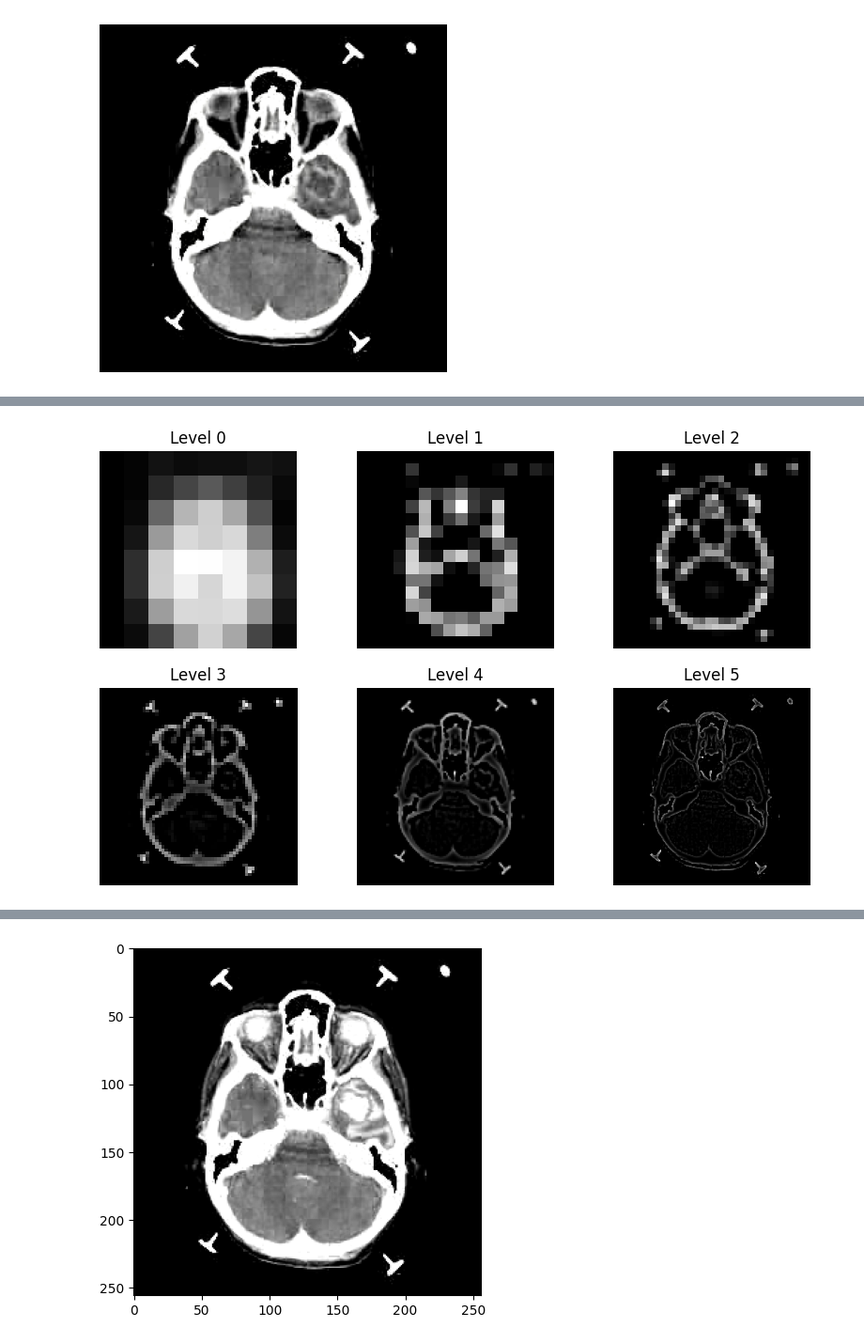
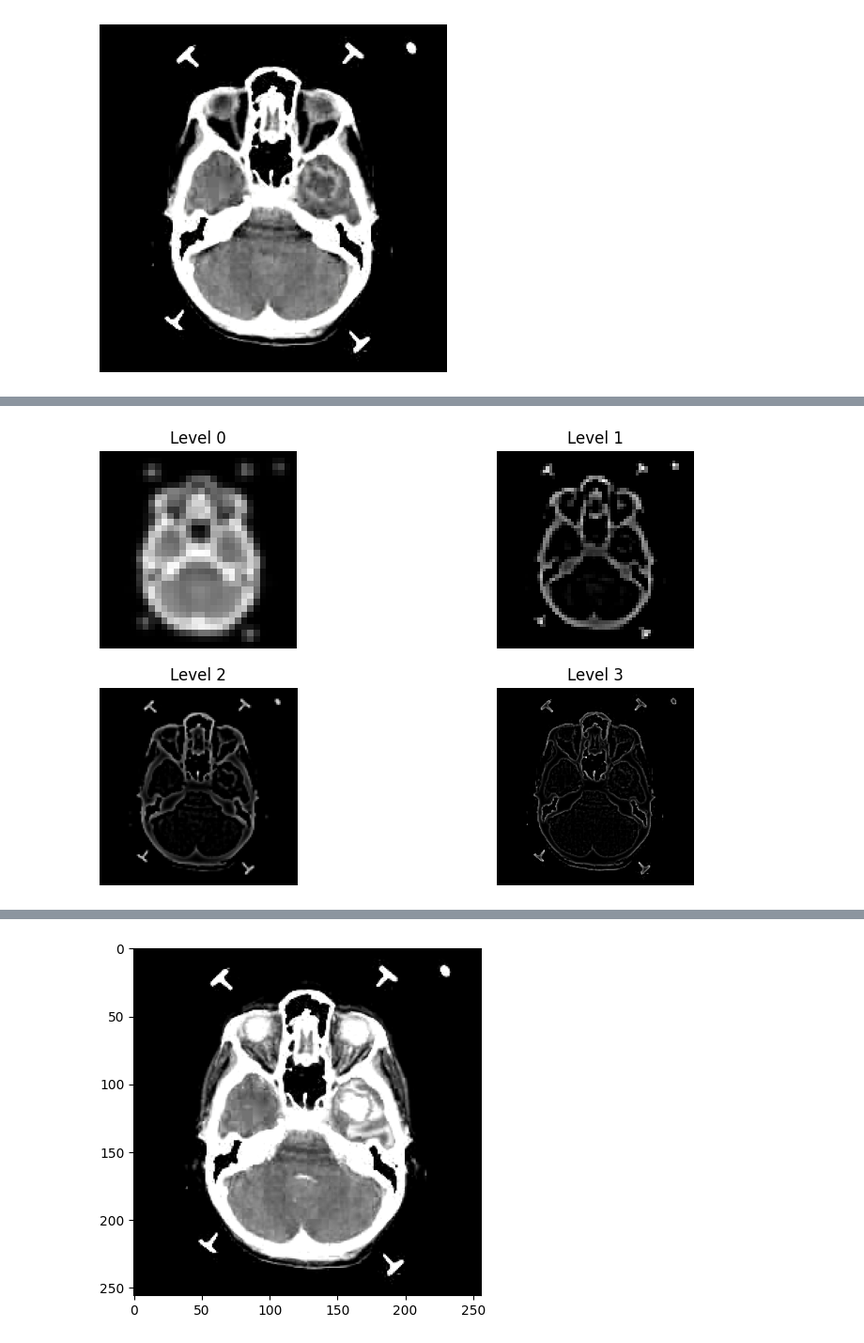
Before and after one commit to MILK-BIOS/SAM-based-CT-MRI-Fusion, a Jupyter notebook: test.ipynb, the cells around one changed output, grey strips where cells are left out. Shown at 94% size. Drawn from its saved outputs; the diff is of its cells as text; code cells hidden in the pictures.

```diff
--- a/test.ipynb
+++ b/test.ipynb
@@ -115,34 +115,34 @@ import cv2
 import numpy as np
 import matplotlib.pyplot as plt
 
 def gaussian_laplacian_pyramid(image, levels):
     # 构建高斯金字塔
     gaussian_pyramid = [image]
     for i in range(levels - 1):
         image = cv2.pyrDown(image)
         gaussian_pyramid.append(image)
 
     # 构建拉普拉斯金字塔
     laplacian_pyramid = [gaussian_pyramid[levels - 1]]
     for i in range(levels - 1, 0, -1):
         gaussian_expanded = cv2.pyrUp(gaussian_pyramid[i])
         laplacian = cv2.subtract(gaussian_pyramid[i - 1], gaussian_expanded)
         laplacian_pyramid.append(laplacian)
 
-    return laplacian_pyramid
+    return gaussian_pyramid, laplacian_pyramid
 
 # 构建高斯-拉普拉斯金字塔
-levels = 6
-pyramid = gaussian_laplacian_pyramid(CT, levels)
+levels = 4
+gaussian_pyramid, pyramid = gaussian_laplacian_pyramid(CT, levels)
 
 # 创建subplot并显示金字塔中的图像
 plt.figure(figsize=(10, 6))
 for i in range(levels):
     plt.subplot(2, levels // 2, i + 1)
     plt.imshow(pyramid[i], cmap='gray')
     plt.title(f'Level {i}')
     plt.axis('off')
 
 plt.show()
 # %% [output]
-[figure, old version]
+[figure, new version]
```
Also changed, not shown: parts of 9 cells of this notebook, 7 other files.
